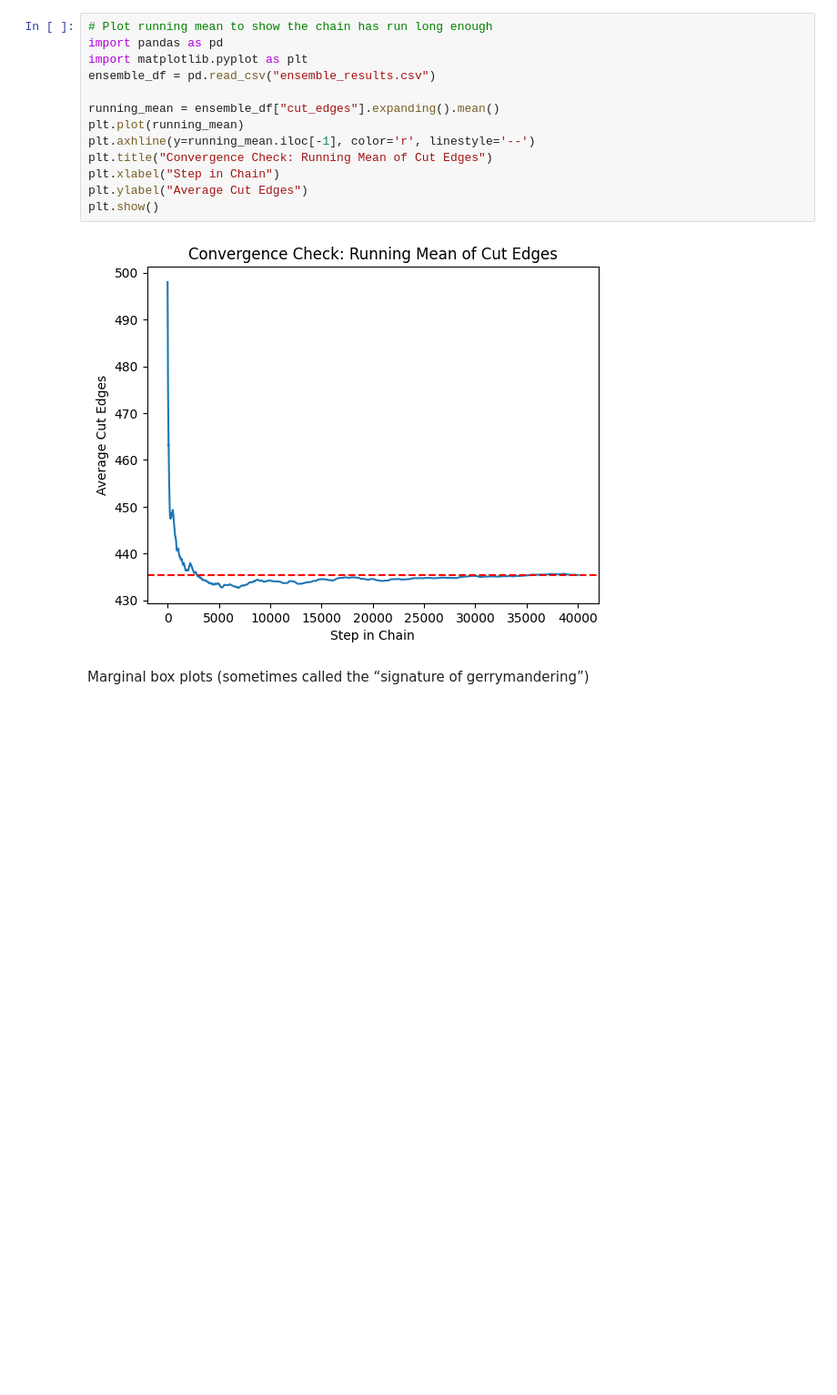
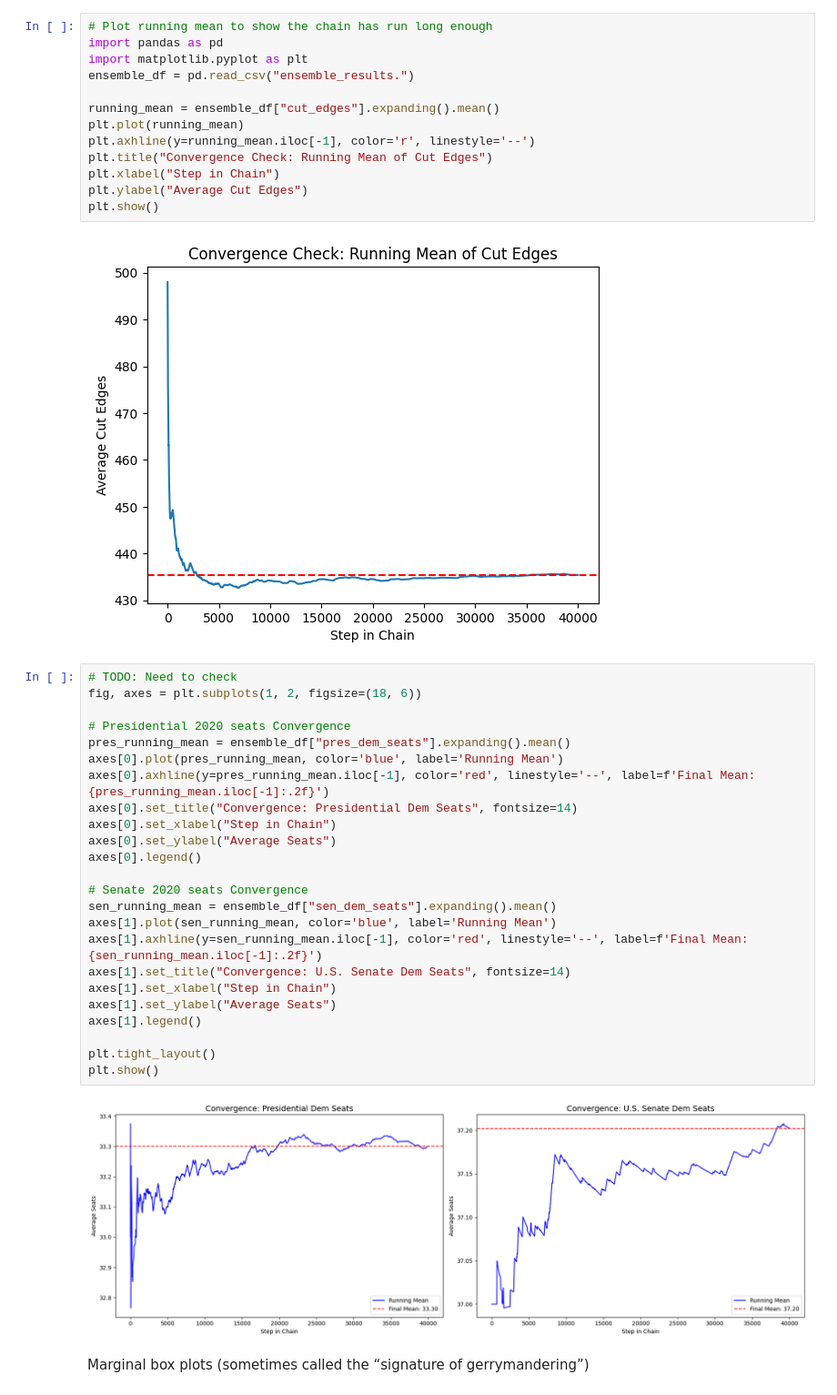
Before and after one commit to TianqiMin8/CS464FinalProject, a Jupyter notebook: FinalProjectChain.ipynb, the cells around one changed output. Shown at 91% size. Cells and saved outputs as stored; diff of their text form; blank space fills up the shorter version.

Commit message:
found dem seats not converge

```diff
--- a/FinalProjectChain.ipynb
+++ b/FinalProjectChain.ipynb
@@ -306,7 +306,7 @@ for size in [1000, 10000, 20000, 40000]:
 # Plot running mean to show the chain has run long enough
 import pandas as pd
 import matplotlib.pyplot as plt
-ensemble_df = pd.read_csv("ensemble_results.csv")
+ensemble_df = pd.read_csv("ensemble_results.")
 
 running_mean = ensemble_df["cut_edges"].expanding().mean()
 plt.plot(running_mean)
@@ -317,6 +317,32 @@ plt.ylabel("Average Cut Edges")
 plt.show()
 # %% [output]
 [figure]
+# %%
+# TODO: Need to check
+fig, axes = plt.subplots(1, 2, figsize=(18, 6))
+
+# Presidential 2020 seats Convergence
+pres_running_mean = ensemble_df["pres_dem_seats"].expanding().mean()
+axes[0].plot(pres_running_mean, color='blue', label='Running Mean')
+axes[0].axhline(y=pres_running_mean.iloc[-1], color='red', linestyle='--', label=f'Final Mean: {pres_running_mean.iloc[-1]:.2f}')
+axes[0].set_title("Convergence: Presidential Dem Seats", fontsize=14)
+axes[0].set_xlabel("Step in Chain")
+axes[0].set_ylabel("Average Seats")
+axes[0].legend()
+
+# Senate 2020 seats Convergence
+sen_running_mean = ensemble_df["sen_dem_seats"].expanding().mean()
+axes[1].plot(sen_running_mean, color='blue', label='Running Mean')
+axes[1].axhline(y=sen_running_mean.iloc[-1], color='red', linestyle='--', label=f'Final Mean: {sen_running_mean.iloc[-1]:.2f}')
+axes[1].set_title("Convergence: U.S. Senate Dem Seats", fontsize=14)
+axes[1].set_xlabel("Step in Chain")
+axes[1].set_ylabel("Average Seats")
+axes[1].legend()
+
+plt.tight_layout()
+plt.show()
+# %% [output]
+[figure, added]
 # %% [markdown]
 Marginal box plots (sometimes called the “signature of gerrymandering”)
 # %%
```
Also changed, not shown: parts of 1 cell of this notebook.
